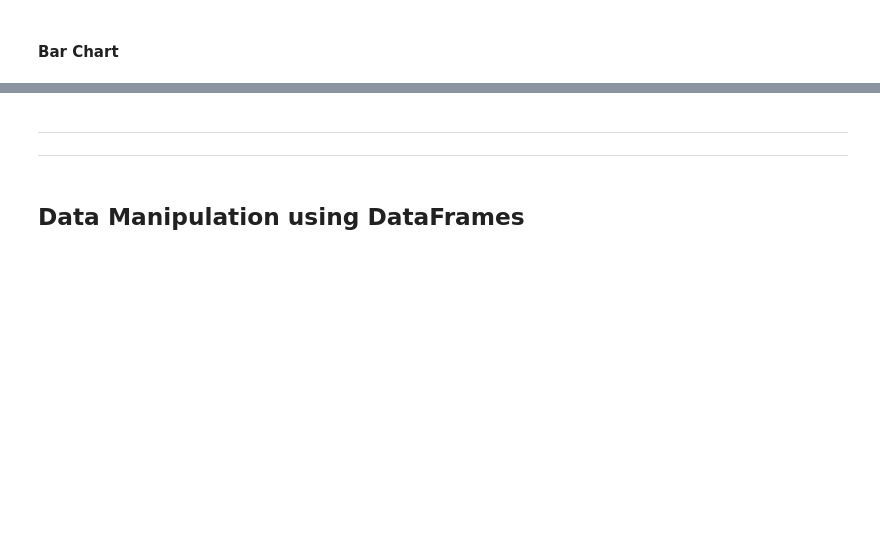
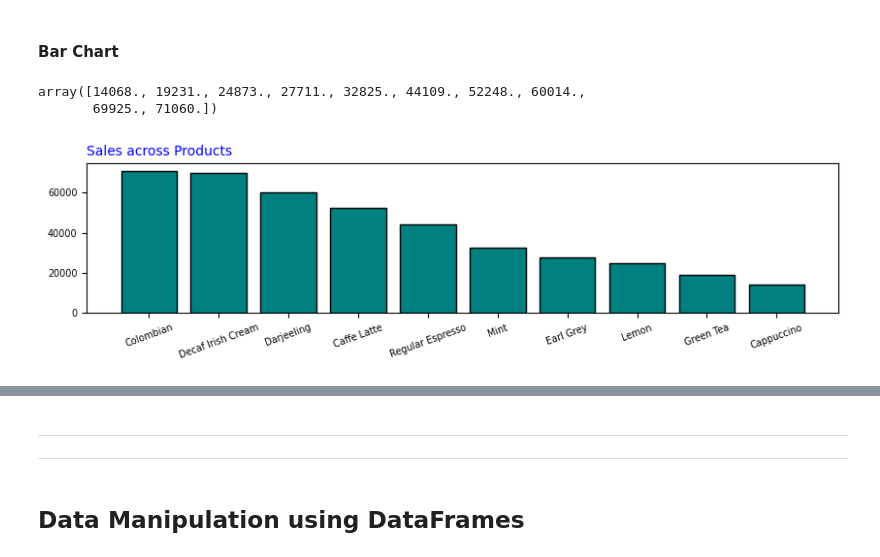
Before and after one commit to knowledge-corner/Renault-Nissan-Python-Training, a Jupyter notebook: Day - 3.ipynb, the cells around one changed output, grey strips where cells are left out. Cells and saved outputs as stored; diff of their text form; code cells hidden in the pictures; blank space fills up the shorter version.

```diff
--- a/Day - 3.ipynb
+++ b/Day - 3.ipynb
@@ -397,3 +399,19 @@ sales = np.array([52248.0, 14068.0, 71060.0, 60014.0, 69925.0, 27711.0, 19231.0,
 profits = np.array([17444.0, 5041.0, 28390.0, 20459.0, 23432.0, 7691.0, -2954.0, 7159.0, 10722.0, 14902.0])
 # %% [markdown]
 #### Bar Chart
+# %%
+np.sort(sales)
+# %% [output]
+array([14068., 19231., 24873., 27711., 32825., 44109., 52248., 60014.,
+       69925., 71060.])
+# %%
+sort_ord = np.argsort(sales)[::-1]
+# %%
+plt.figure(figsize=(10, 2))
+plt.bar(products[sort_ord], sales[sort_ord], color = "teal", edgecolor = "black")
+plt.title("Sales across Products", loc = "left",fontdict= {'fontsize': 10, 'color': "Blue"})
+plt.xticks(rotation = 20, fontsize='x-small')
+plt.yticks(fontsize='x-small')
+plt.show()
+# %% [output]
+[figure, added]
```
Also changed, not shown: parts of 3 cells of this notebook.
